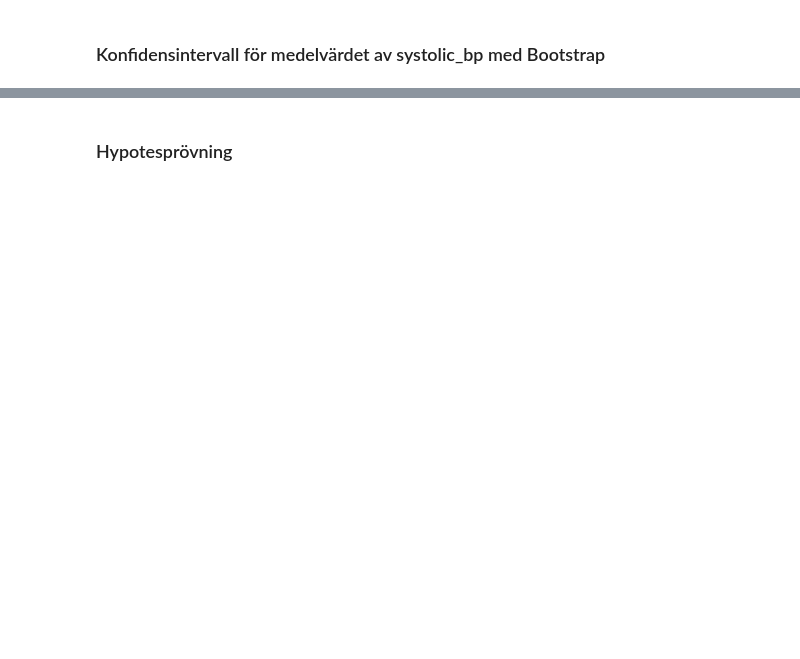
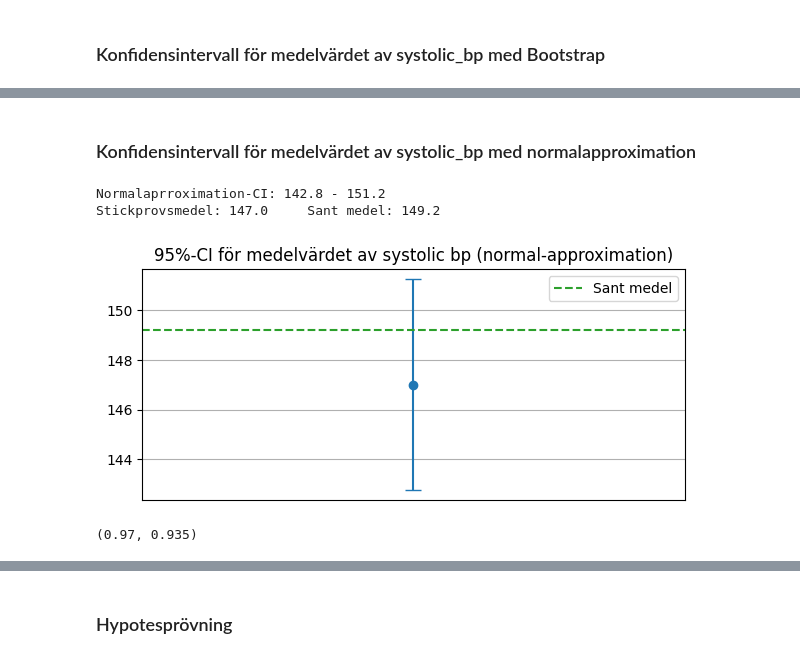
Before and after one commit to KevinCJohansson/Individuell-uppgift-Halsostudie, a Jupyter notebook: notebook.ipynb, the cells around one changed output, grey strips where cells are left out. Drawn from its saved outputs; the diff is of its cells as text; code cells hidden in the pictures; blank space fills up the shorter version.

Commit message:
Added confidence interval with normal approximation, fixed code

```diff
--- a/notebook.ipynb
+++ b/notebook.ipynb
@@ -154,0 +200,48 @@ print(f"Stickprovsmedel: {bmean:.1f}     Sant medel: {true_mean:.1f}")
+# %% [markdown]
+### Konfidensintervall för medelvärdet av systolic_bp med normalapproximation
+# %%
+def ci_mean_normal(x):
+    x = np.asarray(x, dtype=float)
+    mean_x = float(np.mean(x))
+    s = float(np.std(x, ddof=1))
+    n = len(x)
+
+    z_critical = 1.96
+    half_width = z_critical * s / sqrt(n)
+    lo, hi = mean_x - half_width, mean_x + half_width
+    return lo, hi, mean_x, s, n
+
+lo, hi, mean_x, s, n = ci_mean_normal(sample)
+
+fig, ax = plt.subplots(figsize=(7, 3))
+ax.errorbar([0], [mean_x], yerr=[[mean_x - lo], [hi - mean_x]], fmt="o", capsize=6)
+ax.axhline(true_mean, color="tab:green", linestyle="--", label="Sant medel")
+ax.set_xticks([])
+ax.grid(True, axis="y")
+ax.legend()
+ax.set_title("95%-CI för medelvärdet av systolic bp (normal-approximation)")
+
+print(f"Normalaprroximation-CI: {lo:.1f} - {hi:.1f}")
+print(f"Stickprovsmedel: {mean_x:.1f}     Sant medel: {true_mean:.1f}")
+# %% [output]
+Normalaprroximation-CI: 142.8 - 151.2
+Stickprovsmedel: 147.0     Sant medel: 149.2
+[figure, added]
+# %%
+def covers_true_mean(method = "", n=40, trials=200):
+    hits = 0
+    for _ in range(trials):
+        trial_sample = np.random.choice(systolic_bp, size=n, replace=True)
+        if method == "normal":
+            lo, hi, *_ = ci_mean_normal(trial_sample)
+        else:
+            lo, hi, *_ = ci_mean_bootstrap(trial_sample, B=1500)
+        hits += (lo <= true_mean <= hi)
+    return hits / trials
+
+cov_normal = covers_true_mean("normal")
+cov_boot = covers_true_mean("bootstrap")
+
+cov_normal, cov_boot
+# %% [output]
+(0.97, 0.935)
```
Also changed, not shown: parts of 11 cells of this notebook.
